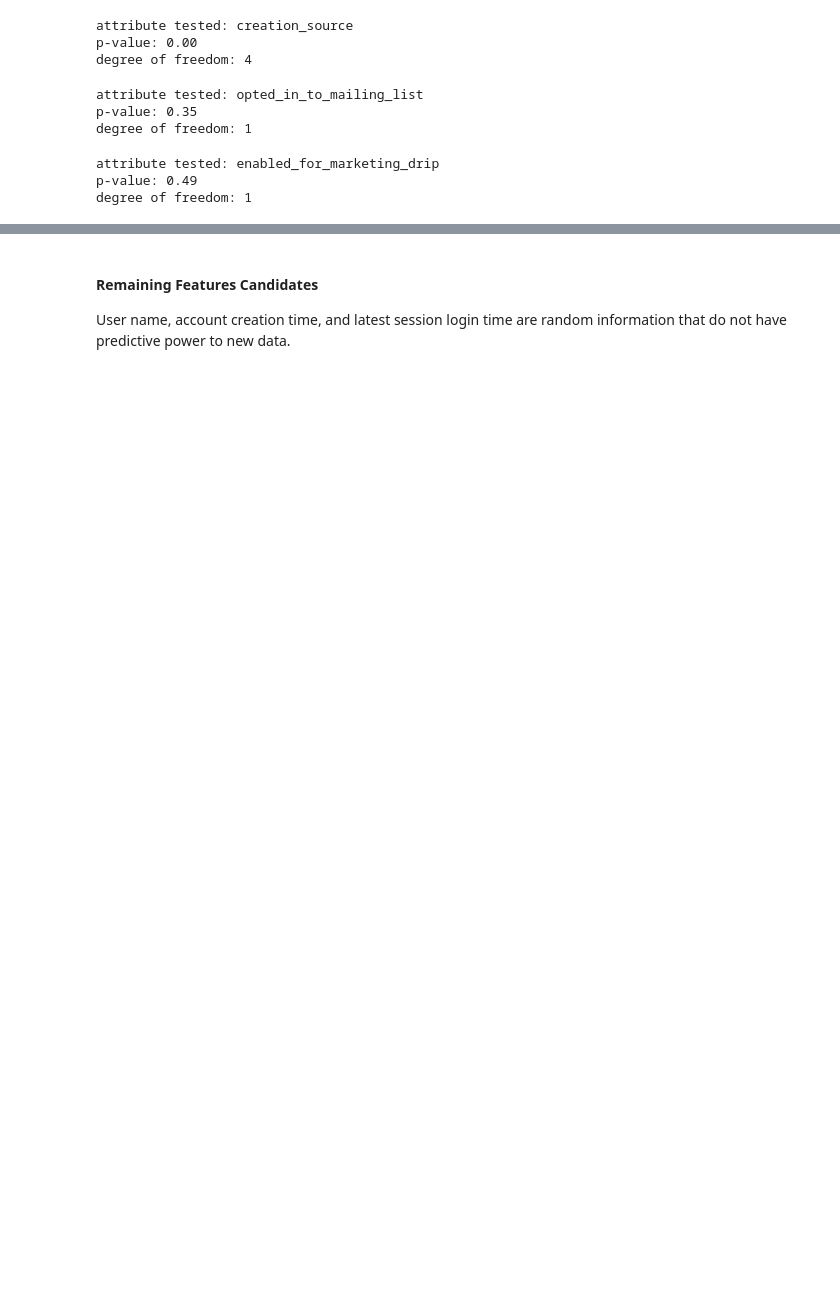
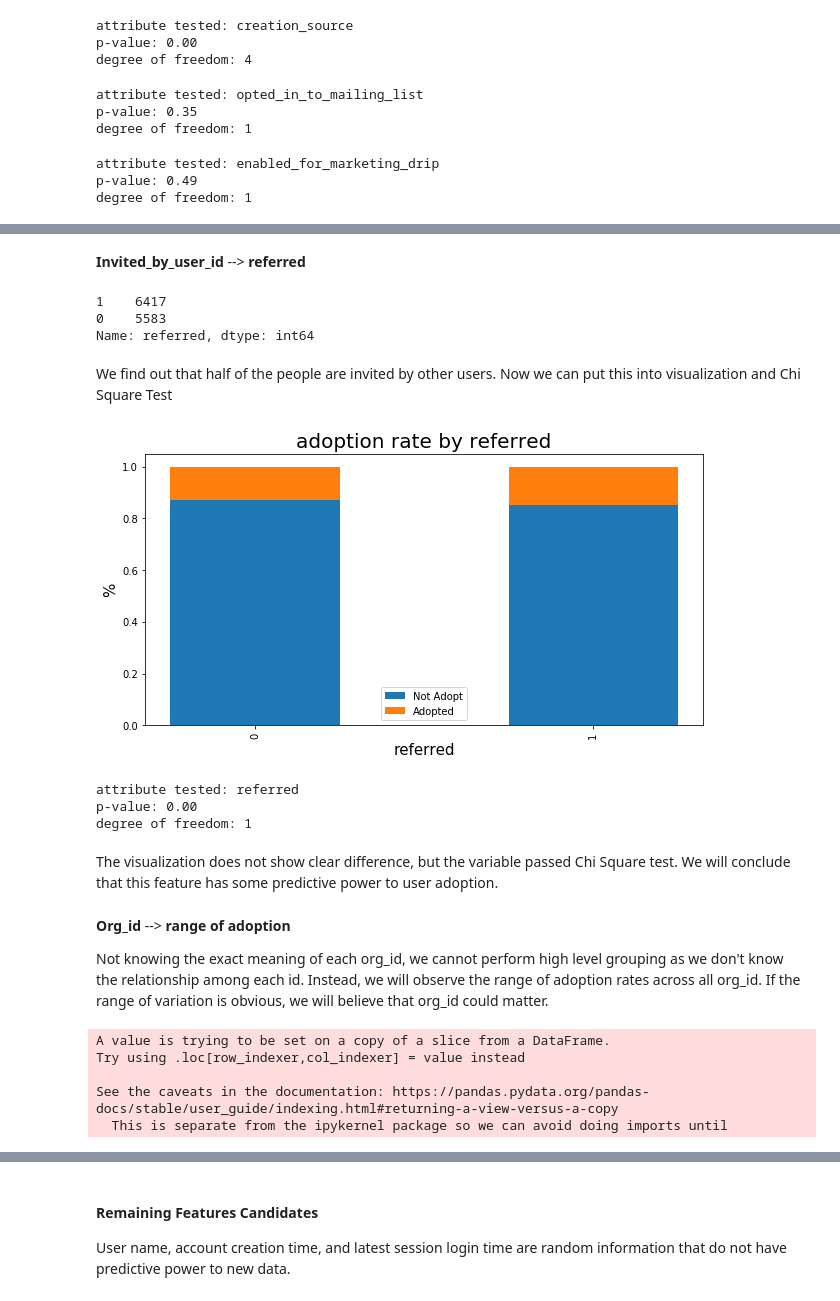
Before and after one commit to sittingman/takehome_proj, a Jupyter notebook: relax_challenge/relax_challenge.ipynb, the cells around one changed output, grey strips where cells are left out. Saved outputs shown, nothing was run; the diff lists cells and outputs as text; code cells hidden in the pictures; blank space fills up the shorter version.

```diff
--- a/relax_challenge/relax_challenge.ipynb
+++ b/relax_challenge/relax_challenge.ipynb
@@ -244,0 +214,26 @@ We would lean on concluding that **Org_id** and **invited_by_user_id** are weak
+# %% [markdown]
+**Invited_by_user_id** --> **referred**
+# %%
+user_engage['referred'] = np.where(user_engage['invited_by_user_id'].isna(), 0, 1)
+# %%
+user_engage['referred'].value_counts()
+# %% [output]
+1    6417
+0    5583
+Name: referred, dtype: int64
+# %% [markdown]
+We find out that half of the people are invited by other users. Now we can put this into visualization and Chi Square Test
+# %%
+bar_plot(form_crosstab(user_engage, 'referred'), 'referred')
+chi_sq_test(user_engage, 'referred', 'adopt')
+# %% [output]
+[figure, added]
+attribute tested: referred
+p-value: 0.00
+degree of freedom: 1
+# %% [markdown]
+The visualization does not show clear difference, but the variable passed Chi Square test. We will conclude that this feature has some predictive power to user adoption.
+# %% [markdown]
+**Org_id** --> **range of adoption**
+
+Not knowing the exact meaning of each org_id, we cannot perform high level grouping as we don't know the relationship among each id. Instead, we will observe the range of adoption rates across all org_id. If the range of variation is obvious, we will believe that org_id could matter.
@@ -244,0 +245,10 @@ We would lean on concluding that **Org_id** and **invited_by_user_id** are weak
+# %%
+org_id_clean = org_id.drop_duplicates()
+# This is a force ranking to allow easier visualization later
+org_id_clean['rank'] = org_id_clean['Adopted'].rank()
+# %% [output]
+A value is trying to be set on a copy of a slice from a DataFrame.
+Try using .loc[row_indexer,col_indexer] = value instead
+
+See the caveats in the documentation: https://pandas.pydata.org/pandas-docs/stable/user_guide/indexing.html#returning-a-view-versus-a-copy
+  This is separate from the ipykernel package so we can avoid doing imports until
```
Also changed, not shown: parts of 18 cells of this notebook, 1 other file.
